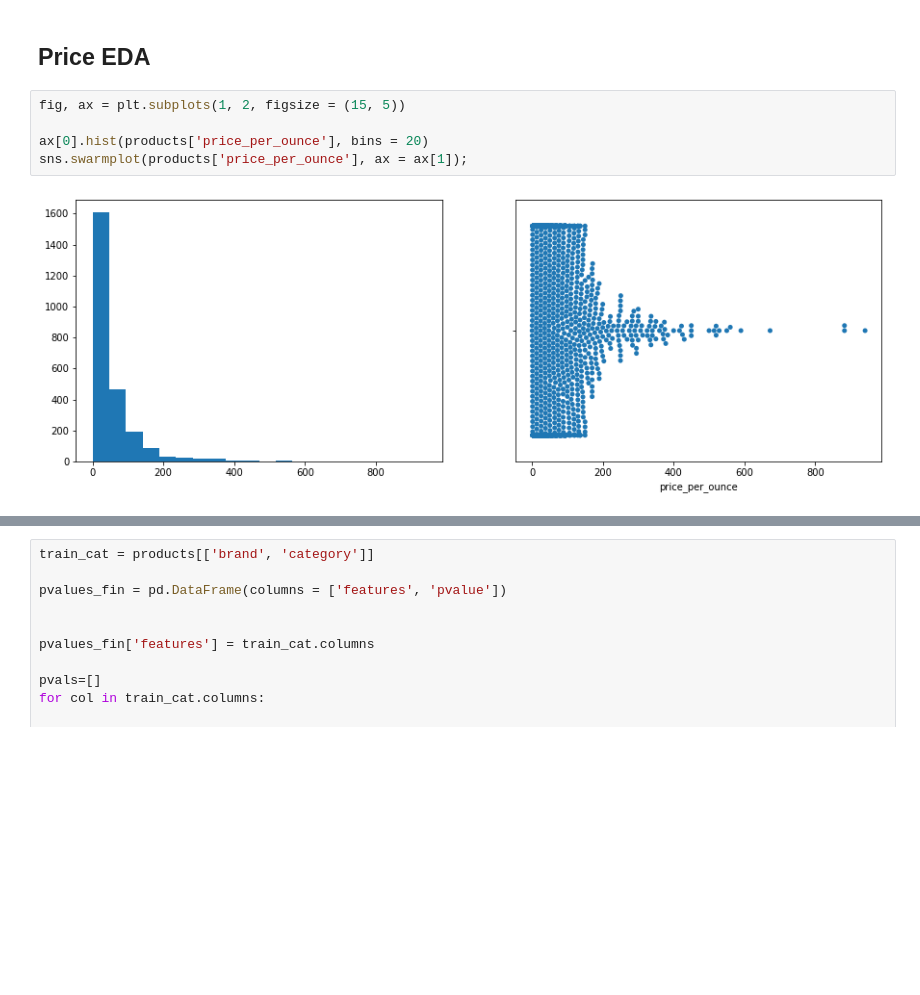
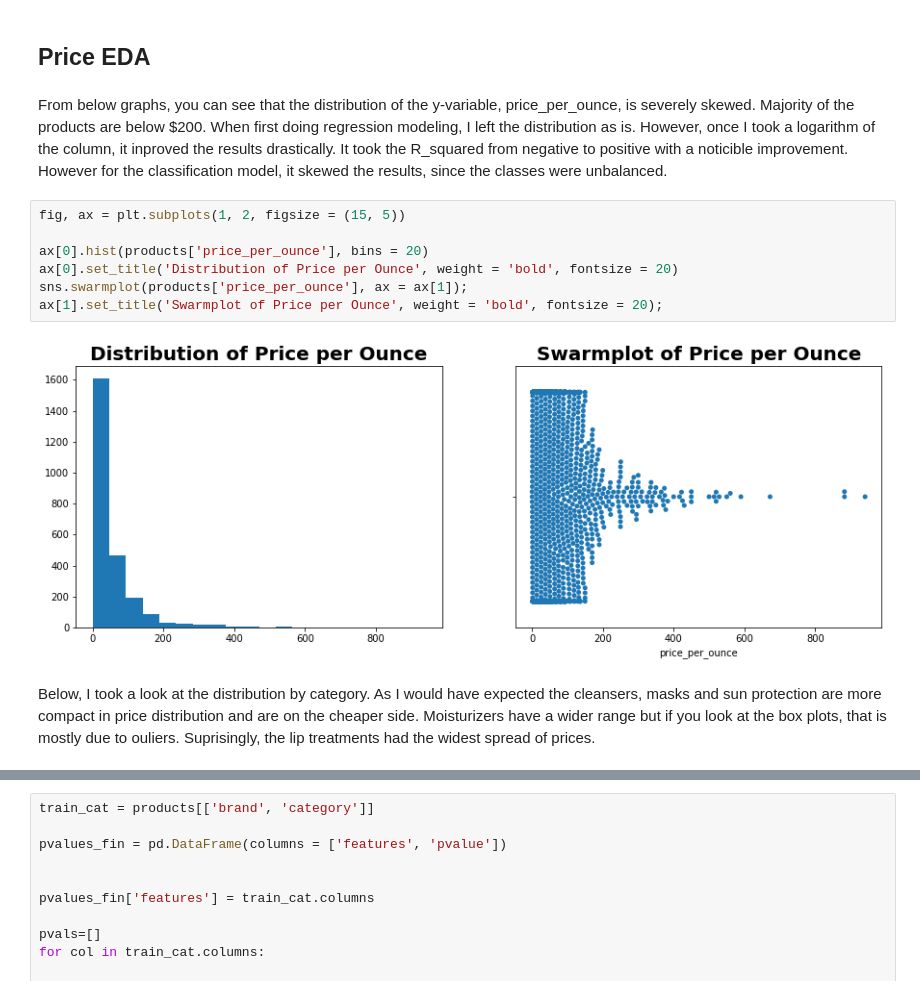
Before and after one commit to LenaNevel/CAPSTONE, a Jupyter notebook: 04_eda.ipynb, the cells around one changed output, grey strips where cells are left out. Cells and saved outputs as stored; diff of their text form; blank space fills up the shorter version.

```diff
--- a/04_eda.ipynb
+++ b/04_eda.ipynb
@@ -76,13 +92,19 @@ products.describe()
 | max | 495.000000 | 11000.000000 | 315697.000000 | 10.100000 | 12.850000 | 12.850000 | 940.483795 |
 # %% [markdown]
 ## Price EDA
+# %% [markdown]
+From below graphs, you can see that the distribution of the y-variable, price_per_ounce, is severely skewed. Majority of the products are below $200. When first doing regression modeling, I left the distribution as is. However, once I took a logarithm of the column, it inproved the results drastically. It took the R_squared from negative to positive with a noticible improvement. However for the classification model, it skewed the results, since the classes were unbalanced.
 # %%
 fig, ax = plt.subplots(1, 2, figsize = (15, 5))
 
 ax[0].hist(products['price_per_ounce'], bins = 20)
+ax[0].set_title('Distribution of Price per Ounce', weight = 'bold', fontsize = 20)
 sns.swarmplot(products['price_per_ounce'], ax = ax[1]);
+ax[1].set_title('Swarmplot of Price per Ounce', weight = 'bold', fontsize = 20);
 # %% [output]
-[figure, old version]
+[figure, new version]
+# %% [markdown]
+Below, I took a look at the distribution by category. As I would have expected the cleansers, masks and sun protection are more compact in price distribution and are on the cheaper side. Moisturizers have a wider range but if you look at the box plots, that is mostly due to ouliers. Suprisingly, the lip treatments had the widest spread of prices.
 # %%
 fig, ax = plt.subplots(1, 2, figsize = (15,5))
 sns.swarmplot(x="category", y="price_per_ounce", data=products, ax = ax[0])
```
Also changed, not shown: parts of 12 cells of this notebook, 14 other files.
